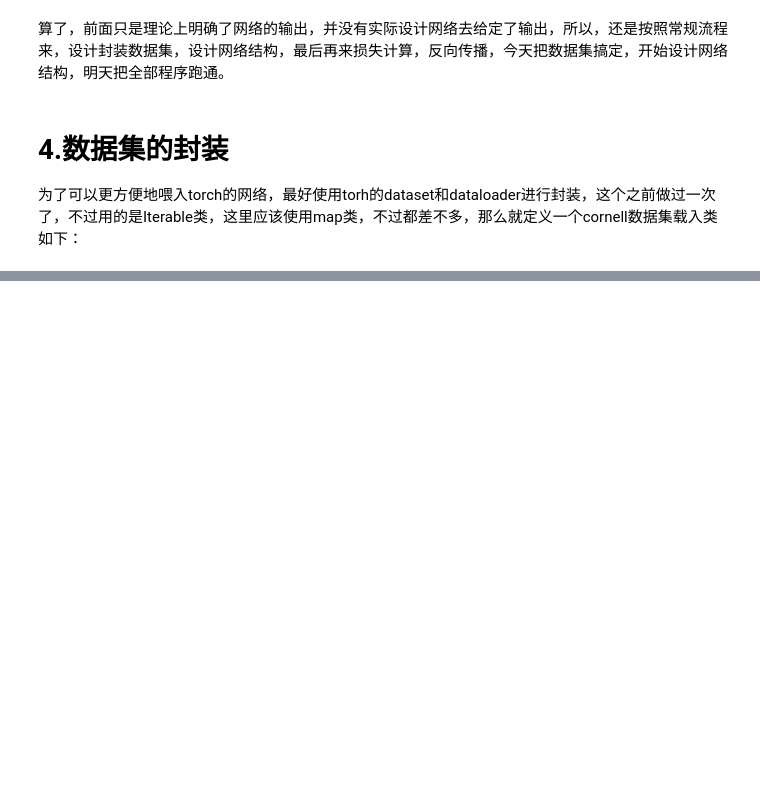
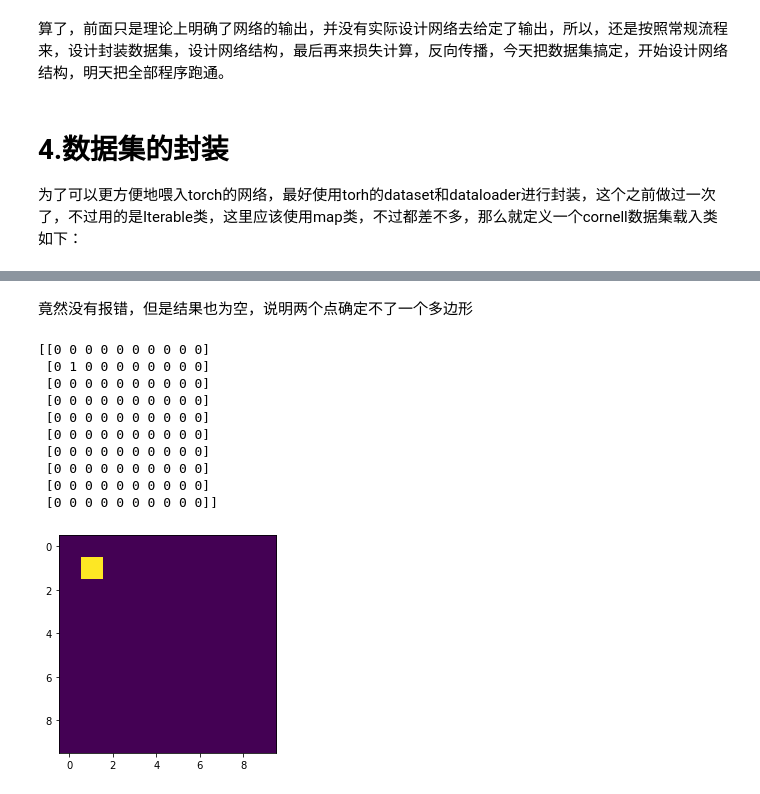
Before and after one commit to OneOneLiu/ggcnn_cornell_dataset, a Jupyter notebook: net_data_stream.ipynb, the cells around one changed output, grey strips where cells are left out. Saved outputs shown, nothing was run; the diff lists cells and outputs as text; code cells hidden in the pictures; blank space fills up the shorter version.

```diff
--- a/net_data_stream.ipynb
+++ b/net_data_stream.ipynb
@@ -398,0 +529,17 @@ class Cornell(torch.utils.data.Dataset):
+# %% [markdown]
+竟然没有报错，但是结果也为空，说明两个点确定不了一个多边形
+# %%
+#测试三个点的情况
+draw_polygon([1,2,2,1],[1,1,2,2])
+# %% [output]
+[[0 0 0 0 0 0 0 0 0 0]
+ [0 1 0 0 0 0 0 0 0 0]
+ [0 0 0 0 0 0 0 0 0 0]
+ [0 0 0 0 0 0 0 0 0 0]
+ [0 0 0 0 0 0 0 0 0 0]
+ [0 0 0 0 0 0 0 0 0 0]
+ [0 0 0 0 0 0 0 0 0 0]
+ [0 0 0 0 0 0 0 0 0 0]
+ [0 0 0 0 0 0 0 0 0 0]
+ [0 0 0 0 0 0 0 0 0 0]]
+[figure, added]
```
Also changed, not shown: parts of 9 cells of this notebook, 1 other file.
